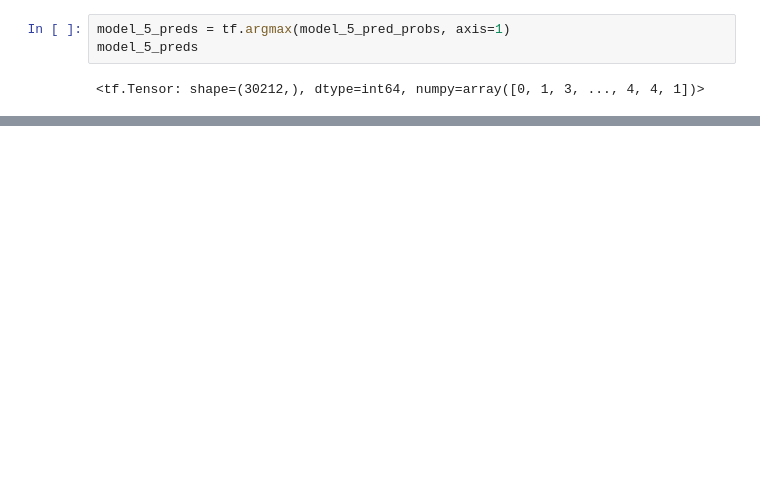
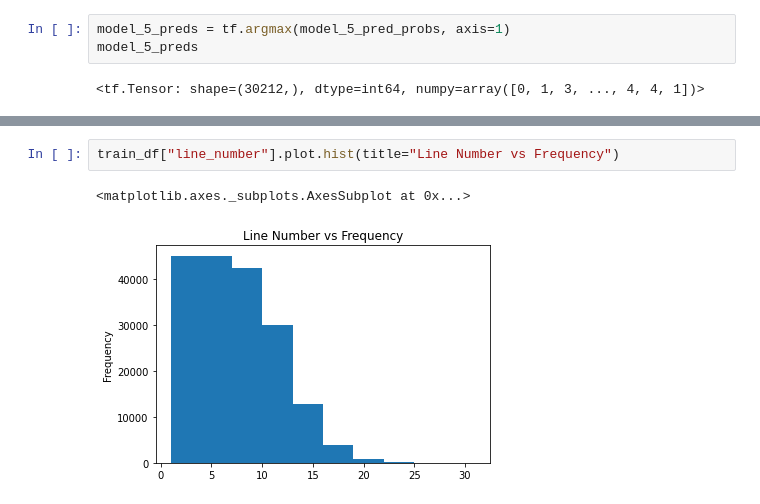
Before and after one commit to terrysu64/Machine-Learning-and-Data-Science-Projects, a Jupyter notebook: abstract_classifier.ipynb, the cells around one changed output, grey strips where cells are left out. Cells and saved outputs as stored; diff of their text form; blank space fills up the shorter version.

```diff
--- a/abstract_classifier.ipynb
+++ b/abstract_classifier.ipynb
@@ -854,0 +866,5 @@ model_5_results
+# %%
+train_df["line_number"].plot.hist(title="Line Number vs Frequency")
+# %% [output]
+<matplotlib.axes._subplots.AxesSubplot at 0x...>
+[figure, added]
```
Also changed, not shown: parts of 22 cells of this notebook.
